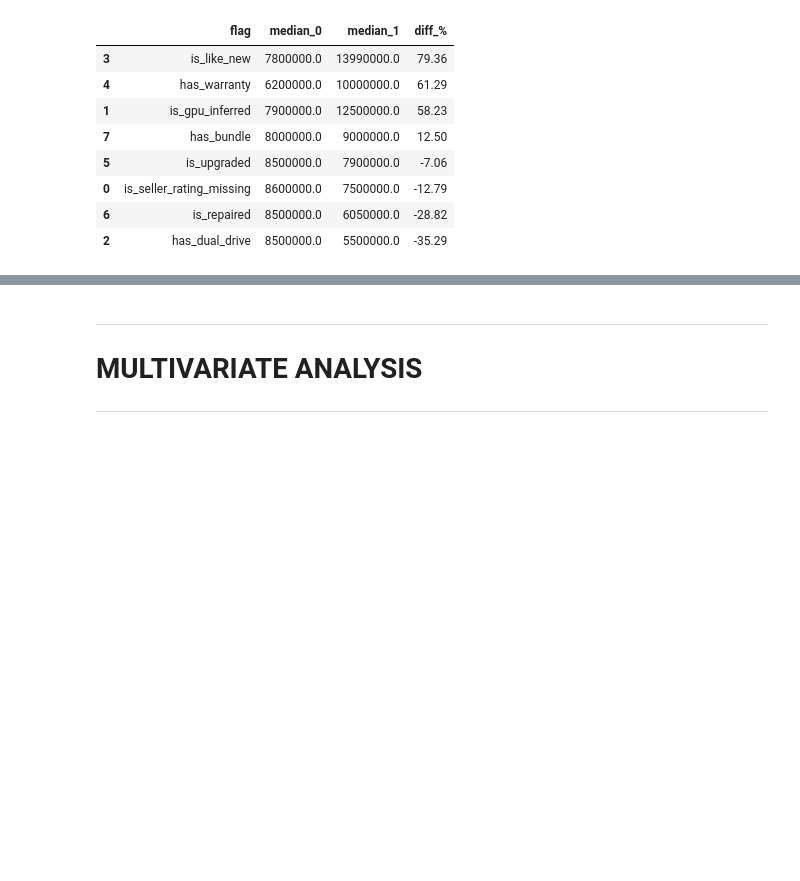
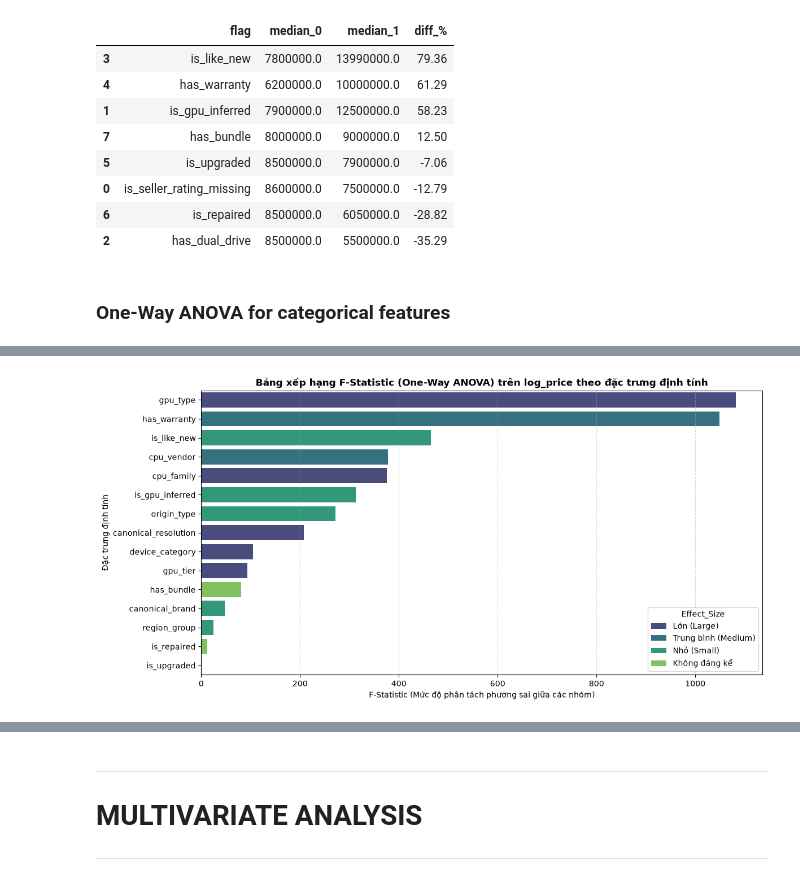
Before and after one commit to PhongTrinhDinh/MI3390-Research-and-development-of-a-pricing-system-for-used-laptops-based-on-NLP-and-ML, a Jupyter notebook: notebooks/02_eda_and_modeling.ipynb, the cells around one changed output, grey strips where cells are left out. Cells and saved outputs as stored; diff of their text form; code cells hidden in the pictures; blank space fills up the shorter version.

Commit message:
feat: update notebook (adding one-way ANOVA test for categorical features with target), drop binary flag in gold layer and rerun ML experience

```diff
--- a/notebooks/02_eda_and_modeling.ipynb
+++ b/notebooks/02_eda_and_modeling.ipynb
@@ -361,3 +361,76 @@ display(pd.DataFrame(flag_impact).sort_values("diff_%", ascending=False))
 | 0 | is_seller_rating_missing | 8600000.0 | 7500000.0 | -12.79 |
 | 6 | is_repaired | 8500000.0 | 6050000.0 | -28.82 |
 | 2 | has_dual_drive | 8500000.0 | 5500000.0 | -35.29 |
+# %% [markdown]
+### One-Way ANOVA for categorical features
+# %%
+from scipy import stats
+
+# Đảm bảo df_clean có cột log_price
+if 'log_price' not in df_clean.columns:
+    df_clean['log_price'] = np.log1p(df_clean['target_price'])
+
+anova_features = [
+    'gpu_type', 'has_warranty', 'cpu_family', 'cpu_vendor',
+    'canonical_resolution', 'gpu_tier', 'device_category',
+    'canonical_brand', 'origin_type', 'is_like_new',
+    'is_gpu_inferred', 'has_bundle', 'region_group',
+    'is_repaired', 'is_upgraded'
+]
+
+anova_records = []
+for col in anova_features:
+    # Lọc các nhóm có tối thiểu 5 mẫu để đảm bảo độ tin cậy thống kê
+    counts = df_clean[col].value_counts()
+    valid_groups = counts[counts >= 5].index
+    sub = df_clean[df_clean[col].isin(valid_groups)]
+
+    grouped_data = [group['log_price'].dropna().values for _, group in sub.groupby(col)]
+    if len(grouped_data) > 1:
+        f_stat, p_val = stats.f_oneway(*grouped_data)
+
+        # Tính Eta-squared (η²)
+        all_vals = np.concatenate(grouped_data)
+        grand_mean = np.mean(all_vals)
+        ss_total = np.sum((all_vals - grand_mean) ** 2)
+        ss_between = np.sum([len(g) * (np.mean(g) - grand_mean) ** 2 for g in grouped_data])
+        eta_sq = ss_between / ss_total if ss_total > 0 else 0
+
+        effect_label = (
+            'Lớn (Large)' if eta_sq >= 0.14 else (
+            'Trung bình (Medium)' if eta_sq >= 0.06 else (
+            'Nhỏ (Small)' if eta_sq >= 0.01 else 'Không đáng kể'
+            )
+        )
+        )
+
+        anova_records.append({
+            'Feature': col,
+            'Num_Groups': len(valid_groups),
+            'F_Statistic': round(f_stat, 2),
+            'p_value': f'{p_val:.2e}' if p_val < 0.001 else f'{p_val:.4f}',
+            'Eta_Squared (η²)': round(eta_sq, 4),
+            'Effect_Size': effect_label,
+            'Significant (p < 0.05)': 'Có (p < 0.05)' if p_val < 0.05 else 'Không (p >= 0.05)'
+        })
+
+anova_df = pd.DataFrame(anova_records).sort_values('F_Statistic', ascending=False)
+display(anova_df)
+
+# Trực quan hóa F-Statistic của các đặc trưng định tính
+plt.figure(figsize=(12, 6))
+sns.barplot(
+    data=anova_df,
+    x='F_Statistic',
+    y='Feature',
+    hue='Effect_Size',
+    dodge=False,
+    palette='viridis'
+)
+plt.title('Bảng xếp hạng F-Statistic (One-Way ANOVA) trên log_price theo đặc trưng định tính', fontsize=12, fontweight='bold')
+plt.xlabel('F-Statistic (Mức độ phân tách phương sai giữa các nhóm)')
+plt.ylabel('Đặc trưng định tính')
+plt.grid(axis='x', linestyle='--', alpha=0.5)
+plt.tight_layout()
+plt.show()
+# %% [output]
@@ -363,0 +453 @@ display(pd.DataFrame(flag_impact).sort_values("diff_%", ascending=False))
+[figure, added]
```
Also changed, not shown: parts of 5 cells of this notebook, 4 other files.
